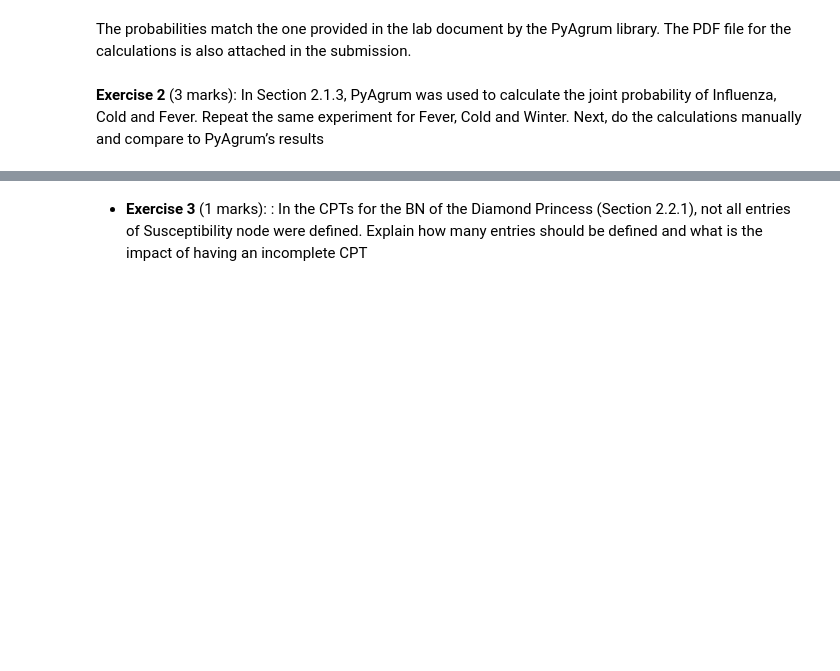
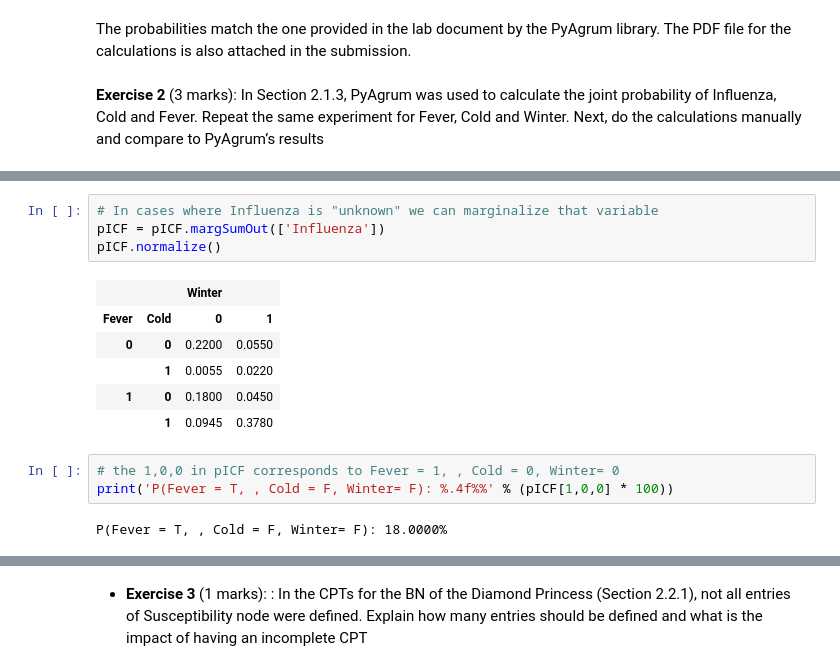
Before and after one commit to Abhay2412/ENCM509Labs, a Jupyter notebook: Lab 8/Lab08-BayesianNetwork2024W-Abhay Khosla.ipynb, the cells around one changed output, grey strips where cells are left out. Drawn from its saved outputs; the diff is of its cells as text; blank space fills up the shorter version.

```diff
--- a/Lab 8/Lab08-BayesianNetwork2024W-Abhay Khosla.ipynb
+++ b/Lab 8/Lab08-BayesianNetwork2024W-Abhay Khosla.ipynb
@@ -352,0 +377,16 @@ The probabilities match the one provided in the lab document by the PyAgrum libr
+# %%
+# In cases where Influenza is "unknown" we can marginalize that variable
+pICF = pICF.margSumOut(['Influenza'])
+pICF.normalize()
+# %% [output]
+|  |  | Winter |  |
+| Fever | Cold | 0 | 1 |
+| 0 | 0 | 0.2200 | 0.0550 |
+|  | 1 | 0.0055 | 0.0220 |
+| 1 | 0 | 0.1800 | 0.0450 |
+|  | 1 | 0.0945 | 0.3780 |
+# %%
+# the 1,0,0 in pICF corresponds to Fever = 1, , Cold = 0, Winter= 0
+print('P(Fever = T, , Cold = F, Winter= F): %.4f%%' % (pICF[1,0,0] * 100))
+# %% [output]
+P(Fever = T, , Cold = F, Winter= F): 18.0000%
```
Also changed, not shown: parts of 5 cells of this notebook, 2 other files.
